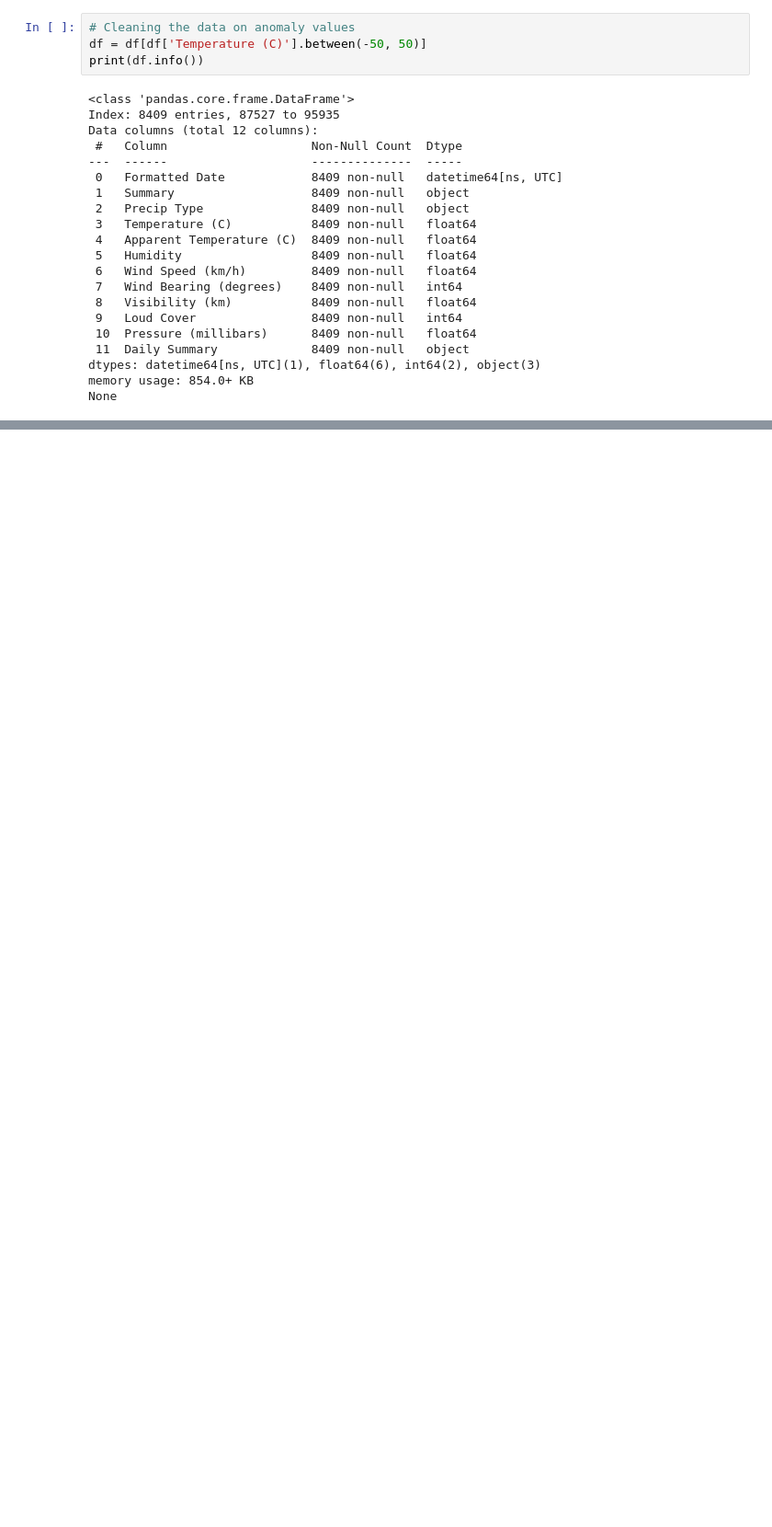
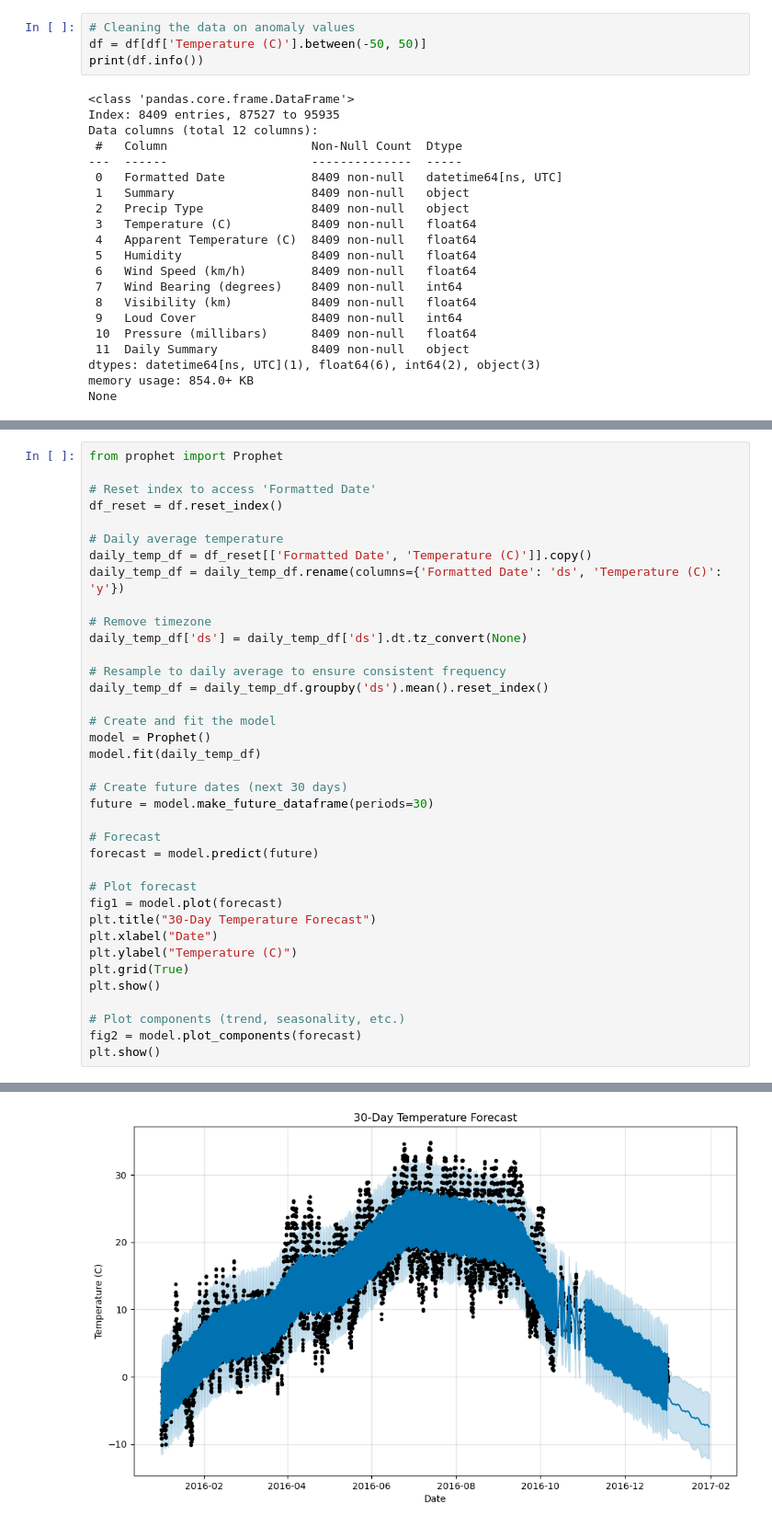
Before and after one commit to RinorRexhaj/Weather-Forecast, a Jupyter notebook: Project.ipynb, the cells around one changed output, grey strips where cells are left out. Shown at 92% size. Cells and saved outputs as stored; diff of their text form; blank space fills up the shorter version.

```diff
--- a/Project.ipynb
+++ b/Project.ipynb
@@ -159,0 +232,38 @@ plt.show()
+# %%
+from prophet import Prophet
+
+# Reset index to access 'Formatted Date'
+df_reset = df.reset_index()
+
+# Daily average temperature
+daily_temp_df = df_reset[['Formatted Date', 'Temperature (C)']].copy()
+daily_temp_df = daily_temp_df.rename(columns={'Formatted Date': 'ds', 'Temperature (C)': 'y'})
+
+# Remove timezone
+daily_temp_df['ds'] = daily_temp_df['ds'].dt.tz_convert(None)
+
+# Resample to daily average to ensure consistent frequency
+daily_temp_df = daily_temp_df.groupby('ds').mean().reset_index()
+
+# Create and fit the model
+model = Prophet()
+model.fit(daily_temp_df)
+
+# Create future dates (next 30 days)
+future = model.make_future_dataframe(periods=30)
+
+# Forecast
+forecast = model.predict(future)
+
+# Plot forecast
+fig1 = model.plot(forecast)
+plt.title("30-Day Temperature Forecast")
+plt.xlabel("Date")
+plt.ylabel("Temperature (C)")
+plt.grid(True)
+plt.show()
+
+# Plot components (trend, seasonality, etc.)
+fig2 = model.plot_components(forecast)
+plt.show()
+# %% [output]
@@ -159,0 +272 @@ plt.show()
+[figure, added]
```
Also changed, not shown: parts of 19 cells of this notebook, 1 other file.
